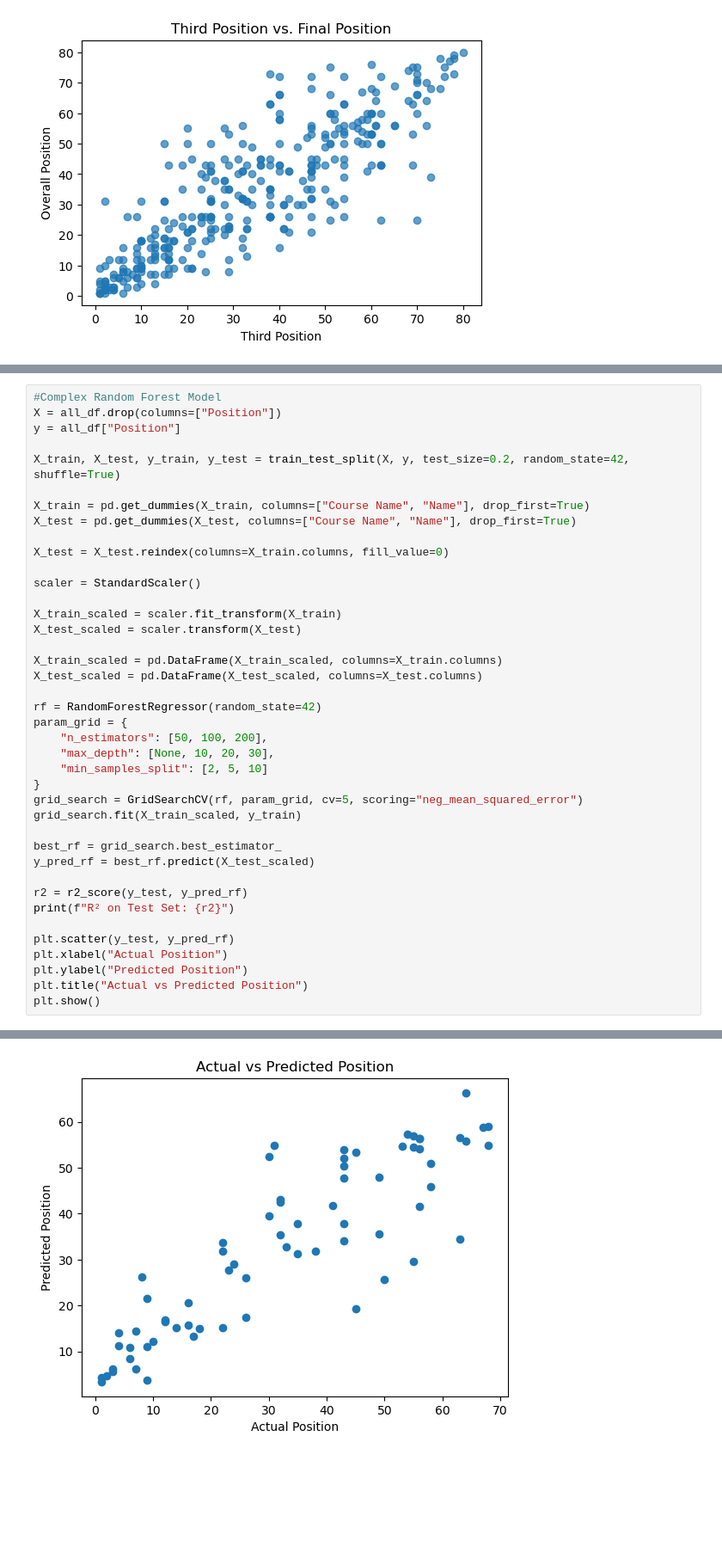
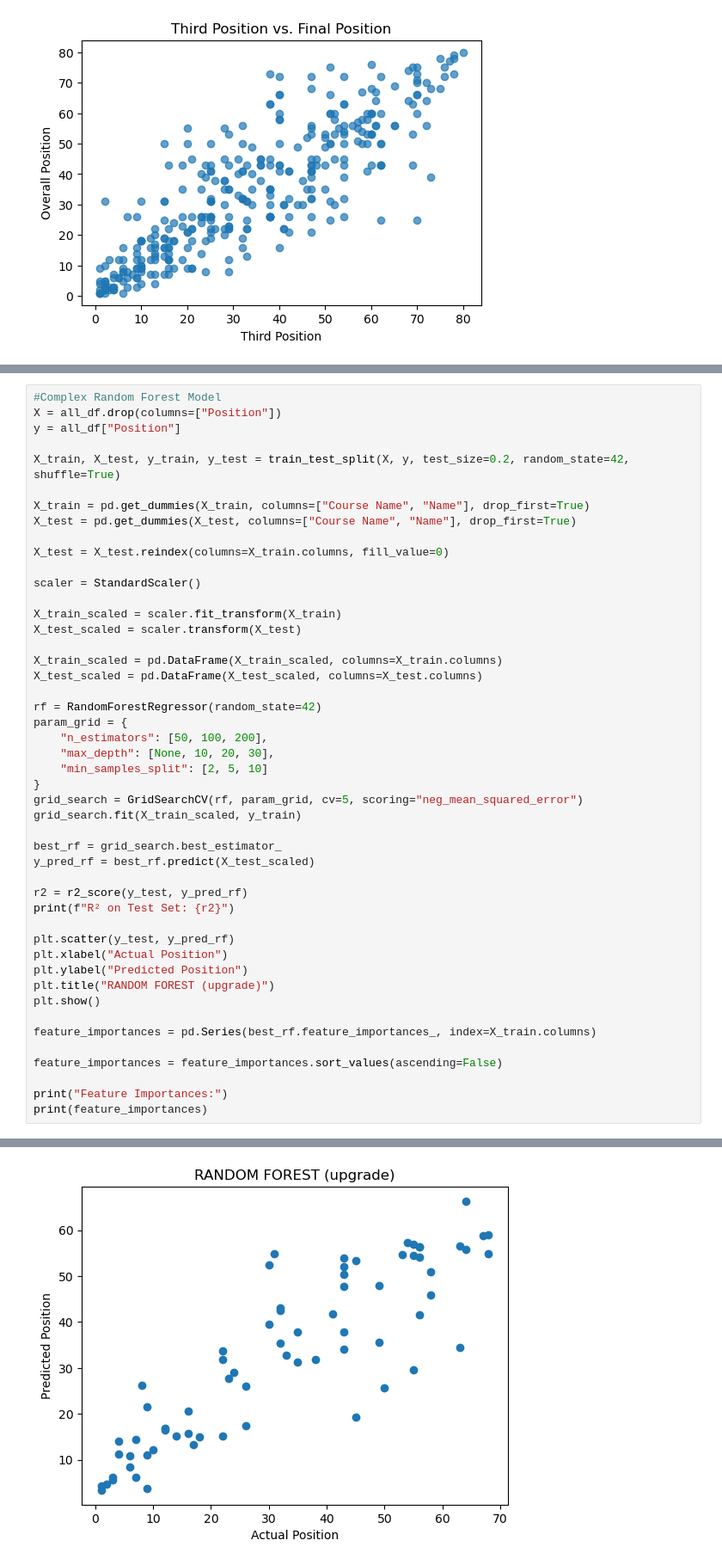
Before and after one commit to annafellars/GolfAPI, a Jupyter notebook: golf_blog2.ipynb, the cells around one changed output, grey strips where cells are left out. Shown at 86% size. Drawn from its saved outputs; the diff is of its cells as text; blank space fills up the shorter version.

```diff
--- a/golf_blog2.ipynb
+++ b/golf_blog2.ipynb
@@ -212,32 +212,39 @@ X_test = X_test.reindex(columns=X_train.columns, fill_value=0)
 
 scaler = StandardScaler()
 
 X_train_scaled = scaler.fit_transform(X_train)
 X_test_scaled = scaler.transform(X_test)
 
 X_train_scaled = pd.DataFrame(X_train_scaled, columns=X_train.columns)
 X_test_scaled = pd.DataFrame(X_test_scaled, columns=X_test.columns)
 
 rf = RandomForestRegressor(random_state=42)
 param_grid = {
     "n_estimators": [50, 100, 200],
     "max_depth": [None, 10, 20, 30],
     "min_samples_split": [2, 5, 10]
 }
 grid_search = GridSearchCV(rf, param_grid, cv=5, scoring="neg_mean_squared_error")
 grid_search.fit(X_train_scaled, y_train)
 
 best_rf = grid_search.best_estimator_
 y_pred_rf = best_rf.predict(X_test_scaled)
 
 r2 = r2_score(y_test, y_pred_rf)
 print(f"R² on Test Set: {r2}")
 
 plt.scatter(y_test, y_pred_rf)
 plt.xlabel("Actual Position")
 plt.ylabel("Predicted Position")
-plt.title("Actual vs Predicted Position")
+plt.title("RANDOM FOREST (upgrade)")
 plt.show()
+
+feature_importances = pd.Series(best_rf.feature_importances_, index=X_train.columns)
+
+feature_importances = feature_importances.sort_values(ascending=False)
+
+print("Feature Importances:")
+print(feature_importances)
 # %% [output]
 R² on Test Set: 0.7669942684320666
-[figure, old version]
+[figure, new version]
```
Also changed, not shown: parts of 5 cells of this notebook.
